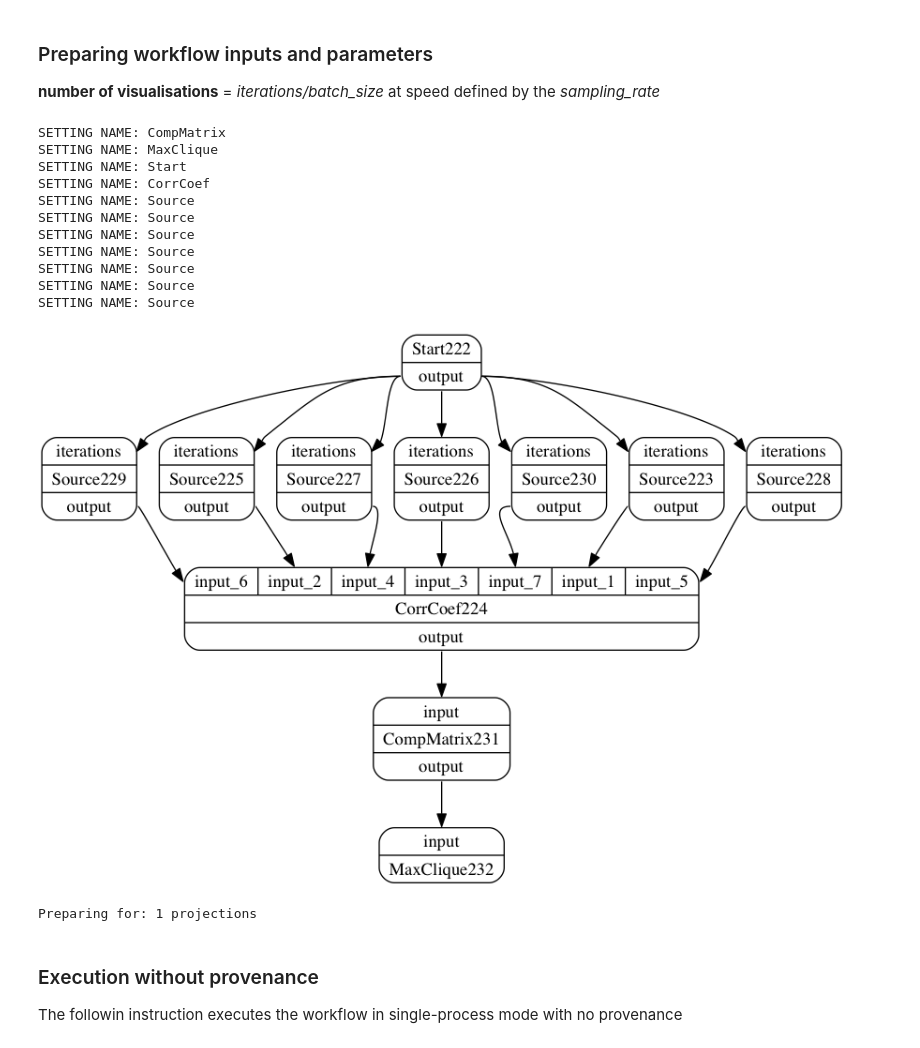
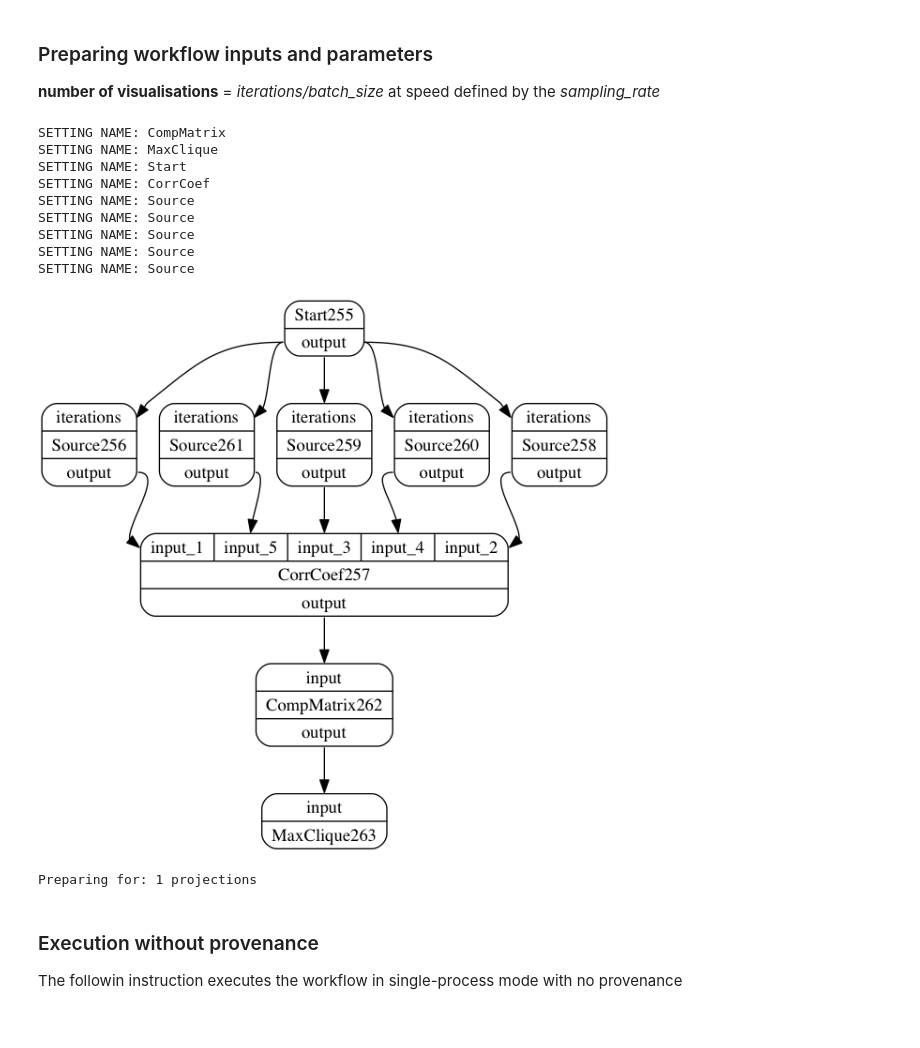
Before and after one commit to dispel4py2-0/Dispel4Py, a Jupyter notebook: d4py-prov-xcorrelation-example-scale.ipynb, the cells around one changed output. Drawn from its saved outputs; the diff is of its cells as text; code cells hidden in the pictures.

```diff
--- a/d4py-prov-xcorrelation-example-scale.ipynb
+++ b/d4py-prov-xcorrelation-example-scale.ipynb
@@ -284,7 +311,7 @@ class CorrCoef(GenericPE):
 
 #Declare workflow inputs: (each iteration prduces a batch_size of samples at the specified sampling_rate)
 # number of projections = iterations/batch_size at speed defined by sampling rate
-variables_number=7
+variables_number=5
 sampling_rate=100
 batch_size=5
 iterations=5
@@ -322,36 +349,34 @@ def createWf():
     for h in range(0,variables_number):
         cc._add_input('input'+'_'+str(h+1),grouping=[0])
         graph.connect(start,'output',sources[h],'iterations')
         graph.connect(sources[h],'output',cc,'input'+'_'+str(h+1))
 
 
     graph.connect(cc,'output',mat,'input')
     graph.connect(mat,'output',mc,'input')
 
 
 
     return graph
 
 
 graph=createWf()
 #Visualise the graph
 from dispel4py.visualisation import display
 display(graph)
 
 print ("Preparing for: "+str(iterations/batch_size)+" projections" )
 # %% [output]
 SETTING NAME: CompMatrix
 SETTING NAME: MaxClique
 SETTING NAME: Start
 SETTING NAME: CorrCoef
 SETTING NAME: Source
 SETTING NAME: Source
 SETTING NAME: Source
 SETTING NAME: Source
 SETTING NAME: Source
-SETTING NAME: Source
-SETTING NAME: Source
-[figure, old version]
+[figure, new version]
 Preparing for: 1 projections
 # %% [markdown]
 ### Execution without provenance
```
Also changed, not shown: parts of 5 cells of this notebook.
